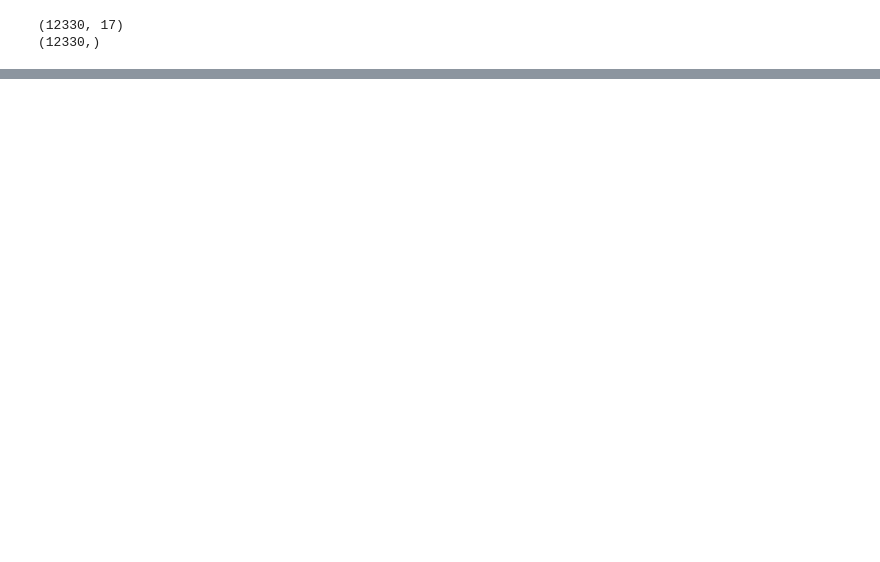
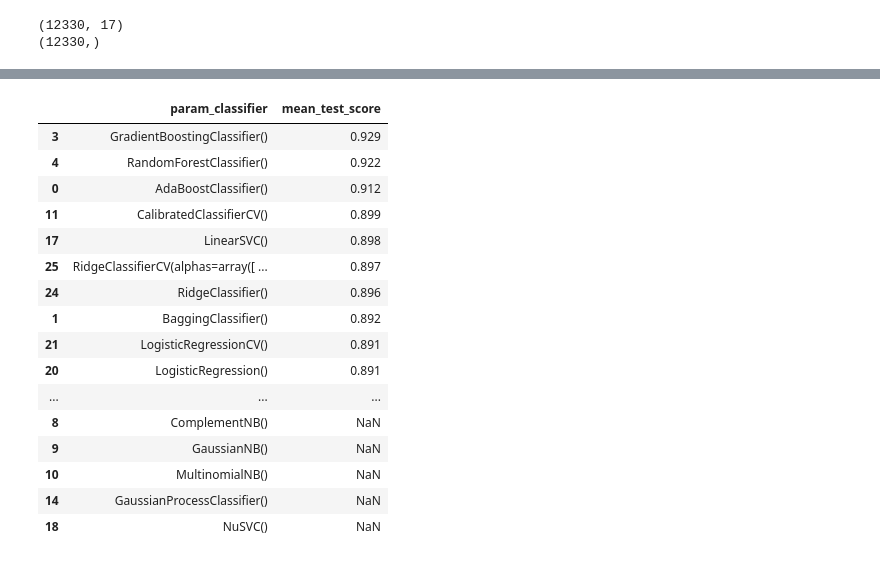
Before and after one commit to Yjung136/326_final_project, a Jupyter notebook: notebooks/ml_notebook.ipynb, the cells around one changed output, grey strips where cells are left out. Cells and saved outputs as stored; diff of their text form; code cells hidden in the pictures; blank space fills up the shorter version.

```diff
--- a/notebooks/ml_notebook.ipynb
+++ b/notebooks/ml_notebook.ipynb
@@ -227,0 +249,10 @@ weighted avg       0.94      0.94      0.94      6254
+# %%
+# custom function for model comparison results when using gridsearch to identify high-performing models
+def model_comp_results(model_input):
+    # Get results from model comparison
+    results = pd.DataFrame(model_input.cv_results_, columns=['param_classifier','mean_test_score'])
+
+    # Round results and sort in descending order
+    results['mean_test_score'] = round(results['mean_test_score'], 3)
+    results = results.sort_values(by='mean_test_score', ascending=False)
+    return results
@@ -227,0 +264,7 @@ weighted avg       0.94      0.94      0.94      6254
+# %%
+# Reduce model leakage by re-defining input and target features
+X = df.drop(columns=['revenue'])
+y = df.revenue
+
+# split input/target into train/test splits
+X_train, X_test, y_train, y_test = train_test_split(X, y, test_size=0.3, random_state=1424)
@@ -227,0 +318,9 @@ weighted avg       0.94      0.94      0.94      6254
+# %%
+# setup stratified k-folds for gridsearch
+kfold = model_selection.StratifiedKFold(n_splits=10, random_state=79, shuffle=True)
+
+# configure gridsearch parameters
+model_compare = GridSearchCV(model_holder, model_search, cv=kfold, n_jobs=-1, scoring='roc_auc')
+
+# Fit comparison model on training data
+model_compare = model_compare.fit(X_train, y_train)
@@ -227,0 +345,20 @@ weighted avg       0.94      0.94      0.94      6254
+# %%
+model_comp_results(model_compare)
+# %% [output]
+|  | param_classifier | mean_test_score |
+| 3 | GradientBoostingClassifier() | 0.929 |
+| 4 | RandomForestClassifier() | 0.922 |
+| 0 | AdaBoostClassifier() | 0.912 |
+| 11 | CalibratedClassifierCV() | 0.899 |
+| 17 | LinearSVC() | 0.898 |
+| 25 | RidgeClassifierCV(alphas=array([ ... | 0.897 |
+| 24 | RidgeClassifier() | 0.896 |
+| 1 | BaggingClassifier() | 0.892 |
+| 21 | LogisticRegressionCV() | 0.891 |
+| 20 | LogisticRegression() | 0.891 |
+| ... | ... | ... |
+| 8 | ComplementNB() | NaN |
+| 9 | GaussianNB() | NaN |
+| 10 | MultinomialNB() | NaN |
+| 14 | GaussianProcessClassifier() | NaN |
+| 18 | NuSVC() | NaN |
```
Also changed, not shown: parts of 40 cells of this notebook.
